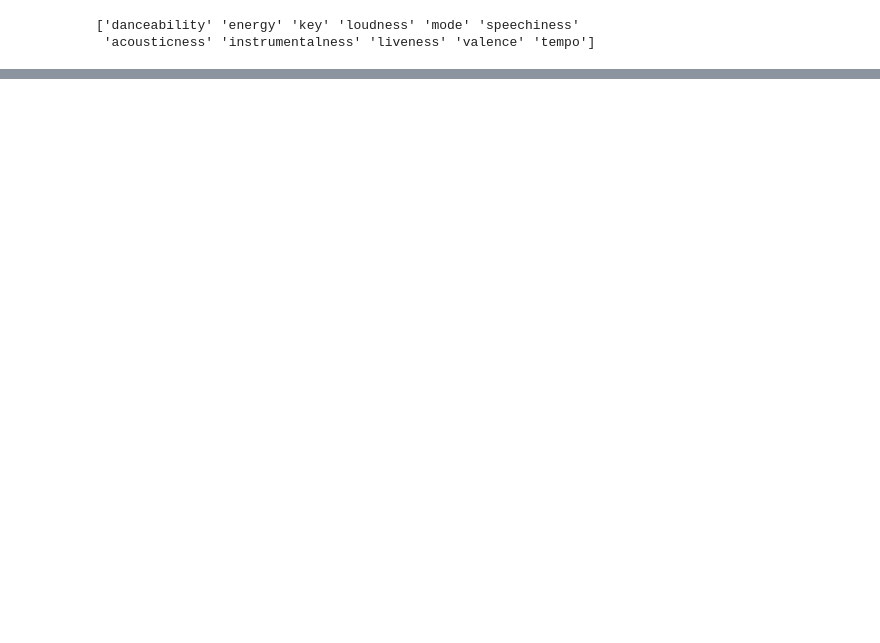
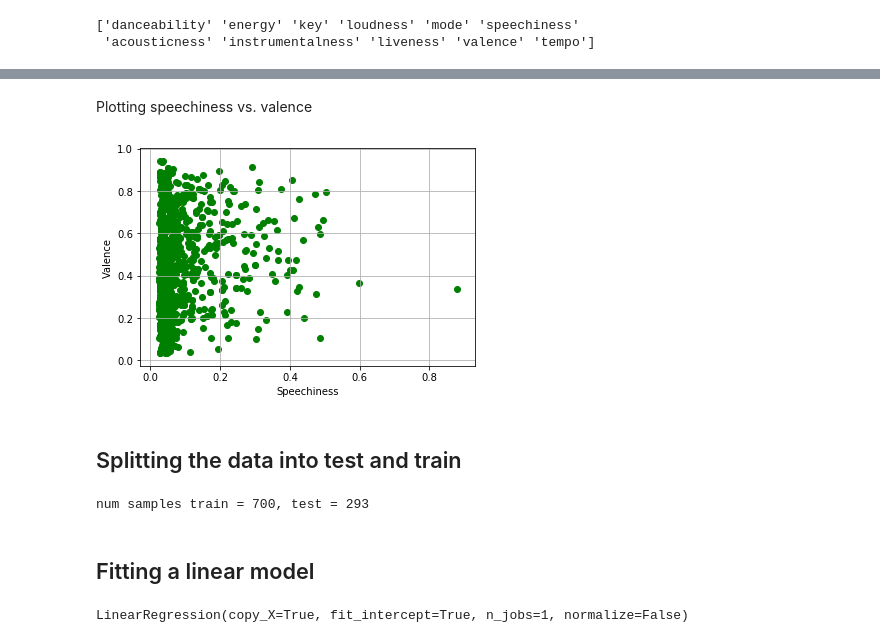
Before and after one commit to osermay/machine-be-learning, a Jupyter notebook: prostate.ipynb, the cells around one changed output, grey strips where cells are left out. Cells and saved outputs as stored; diff of their text form; code cells hidden in the pictures; blank space fills up the shorter version.

Commit message:
linear regression

```diff
--- a/prostate.ipynb
+++ b/prostate.ipynb
@@ -291,0 +111,25 @@ plt.show()
+# %% [markdown]
+Plotting speechiness vs. valence
+# %%
+plt.scatter(X[:, 5], y, color='green')
+plt.xlabel('Speechiness')
+plt.ylabel('Valence')
+plt.grid()
+plt.show()
+# %% [output]
+[figure, added]
+# %% [markdown]
+## Splitting the data into test and train
+# %%
+ns_train = 700
+nsamples = X.shape[0]
+ns_test = nsamples - ns_train
+X_tr = X[:ns_train,:]     # Gets the first ns_train rows of X
+y_tr = y[:ns_train]       # Gets the correspoinding rows of y
+X_ts = X[ns_train:, :]
+y_ts = y[ns_train:]
+print("num samples train = %d, test = %d" % (ns_train, ns_test))
+# %% [output]
+num samples train = 700, test = 293
+# %% [markdown]
+## Fitting a linear model
@@ -291,0 +139,5 @@ plt.show()
+# %%
+regr = sklearn.linear_model.LinearRegression()
+regr.fit(X_tr, y_tr)
+# %% [output]
+LinearRegression(copy_X=True, fit_intercept=True, n_jobs=1, normalize=False)
```
Also changed, not shown: parts of 38 cells of this notebook.
